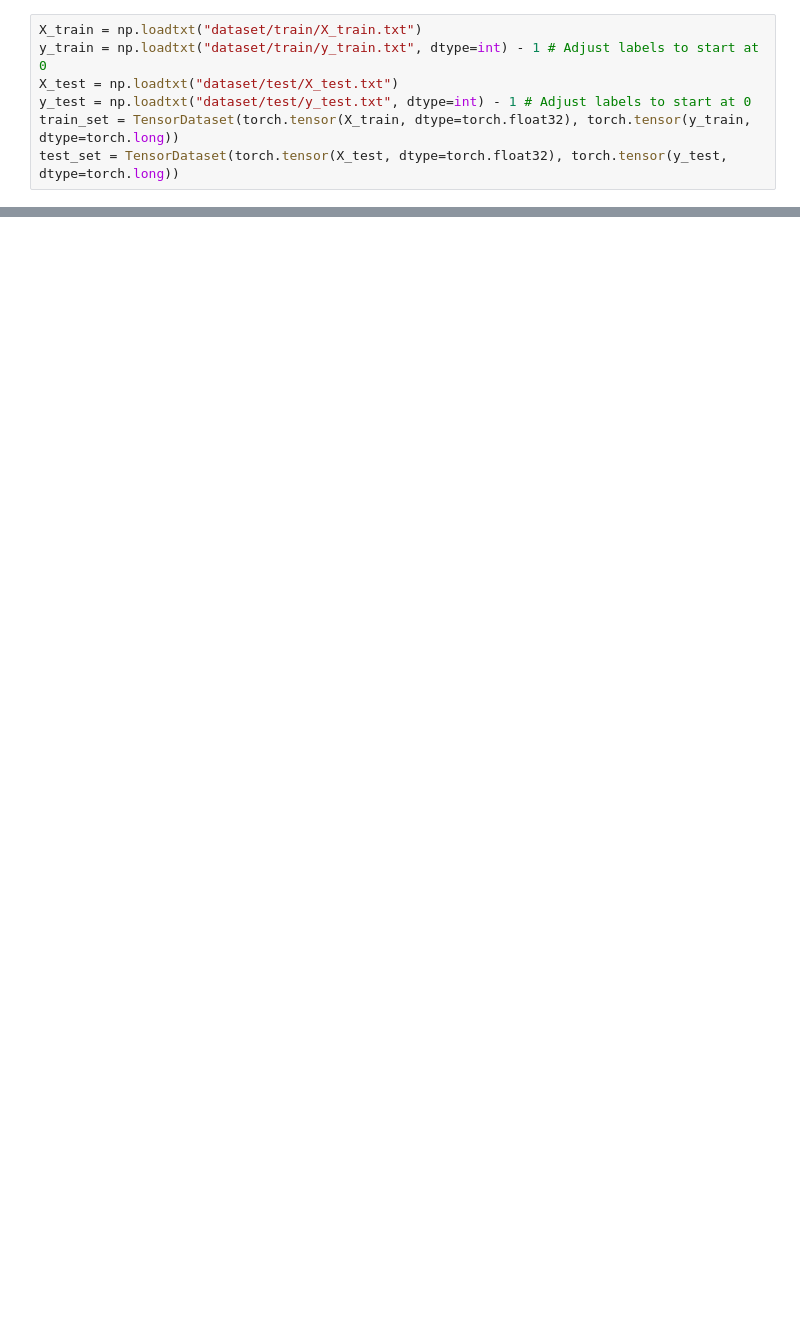
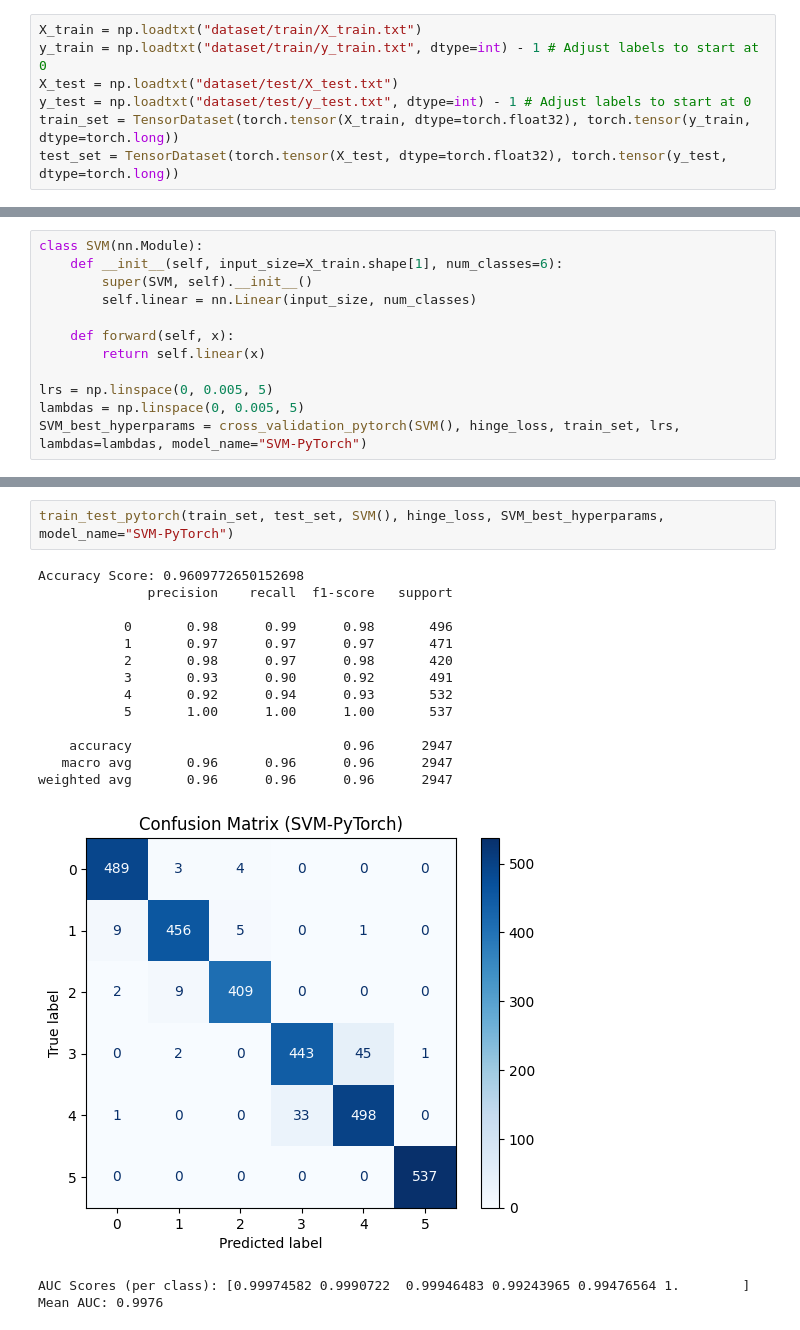
Before and after one commit to tanzhanbo/DATASCI415_Project, a Jupyter notebook: run.ipynb, the cells around one changed output, grey strips where cells are left out. Saved outputs shown, nothing was run; the diff lists cells and outputs as text; blank space fills up the shorter version.

```diff
--- a/run.ipynb
+++ b/run.ipynb
@@ -312,0 +254,12 @@ Mean AUC: 0.9952
+# %%
+class SVM(nn.Module):
+    def __init__(self, input_size=X_train.shape[1], num_classes=6):
+        super(SVM, self).__init__()
+        self.linear = nn.Linear(input_size, num_classes)
+
+    def forward(self, x):
+        return self.linear(x)
+
+lrs = np.linspace(0, 0.005, 5)
+lambdas = np.linspace(0, 0.005, 5)
+SVM_best_hyperparams = cross_validation_pytorch(SVM(), hinge_loss, train_set, lrs, lambdas=lambdas, model_name="SVM-PyTorch")
@@ -312,0 +284,19 @@ Mean AUC: 0.9952
+# %%
+train_test_pytorch(train_set, test_set, SVM(), hinge_loss, SVM_best_hyperparams, model_name="SVM-PyTorch")
+# %% [output]
+Accuracy Score: 0.9609772650152698
+              precision    recall  f1-score   support
+
+           0       0.98      0.99      0.98       496
+           1       0.97      0.97      0.97       471
+           2       0.98      0.97      0.98       420
+           3       0.93      0.90      0.92       491
+           4       0.92      0.94      0.93       532
+           5       1.00      1.00      1.00       537
+
+    accuracy                           0.96      2947
+   macro avg       0.96      0.96      0.96      2947
+weighted avg       0.96      0.96      0.96      2947
+[figure, added]
+AUC Scores (per class): [0.99974582 0.9990722  0.99946483 0.99243965 0.99476564 1.        ]
+Mean AUC: 0.9976
```
Also changed, not shown: parts of 15 cells of this notebook, 4 other files.
